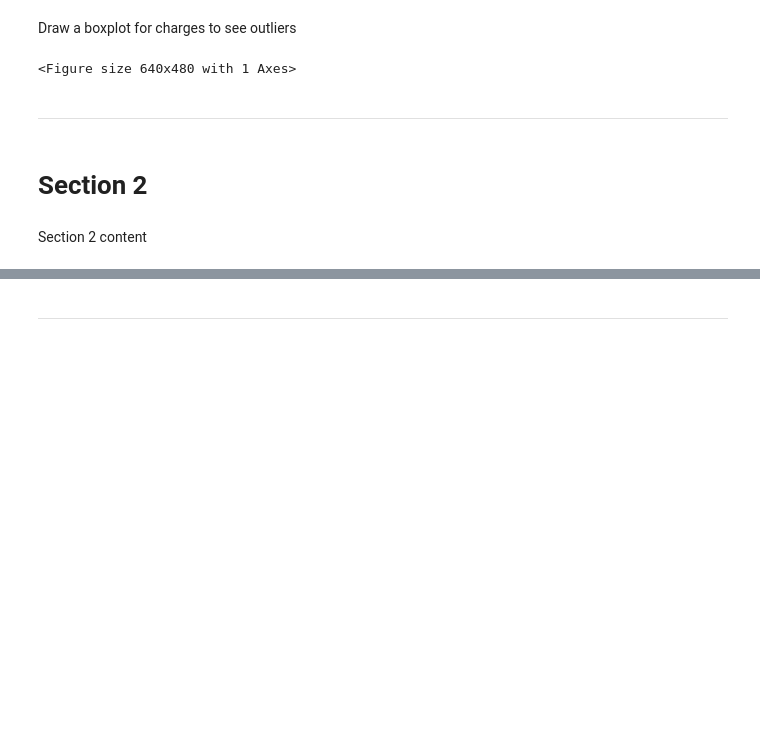
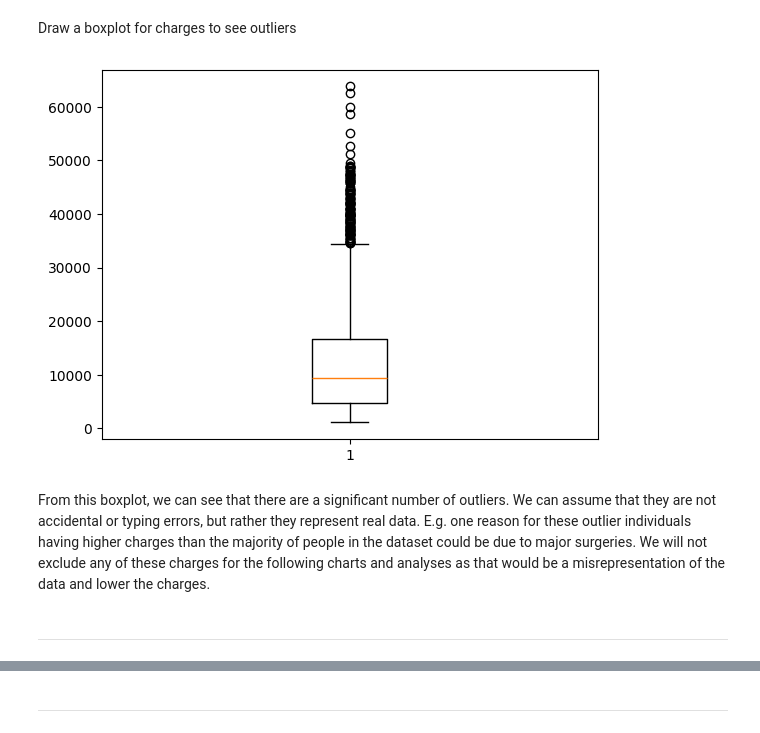
Before and after one commit to EHemraj/Health-Insurance-Analysis, a Jupyter notebook: jupyter_notebooks/Health_Insurance.ipynb, the cells around one changed output, grey strips where cells are left out. Drawn from its saved outputs; the diff is of its cells as text; code cells hidden in the pictures; blank space fills up the shorter version.

Commit message:
Add hypotheses and visualisations by age, smoker, bmi and sex

```diff
--- a/jupyter_notebooks/Health_Insurance.ipynb
+++ b/jupyter_notebooks/Health_Insurance.ipynb
@@ -202,13 +209,12 @@ From this output we can see that all columns have 1337 rows, confirming the dupl
 # %% [markdown]
 Draw a boxplot for charges to see outliers
 # %%
-plt.boxplot(df_cleaned['charges'], vert=False)
+#code structure from LMS modules
+plt.boxplot(df_cleaned['charges'])
 plt.show()
 # %% [output]
-<Figure size 640x480 with 1 Axes>
+[figure, added]
+# %% [markdown]
+From this boxplot, we can see that there are a significant number of outliers. We can assume that they are not accidental or typing errors, but rather they represent real data. E.g. one reason for these outlier individuals having higher charges than the majority of people in the dataset could be due to major surgeries. We will not exclude any of these charges for the following charts and analyses as that would be a misrepresentation of the data and lower the charges.
 # %% [markdown]
 ---
-# %% [markdown]
-# Section 2
-# %% [markdown]
-Section 2 content
```
Also changed, not shown: parts of 20 cells of this notebook.
